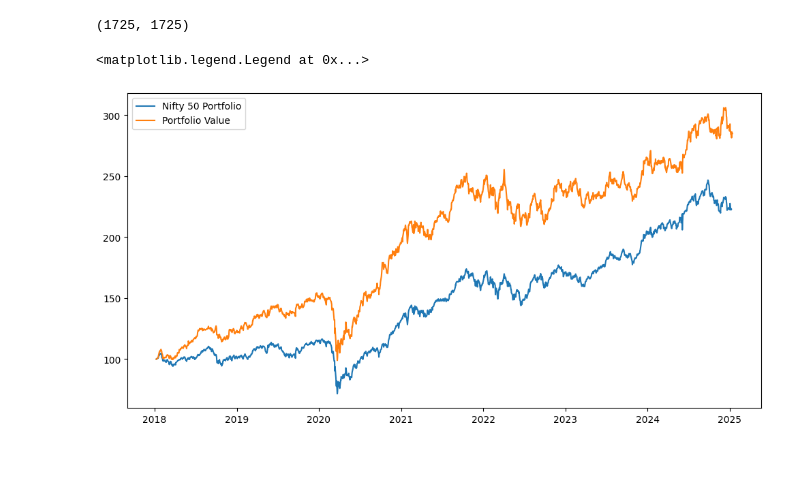
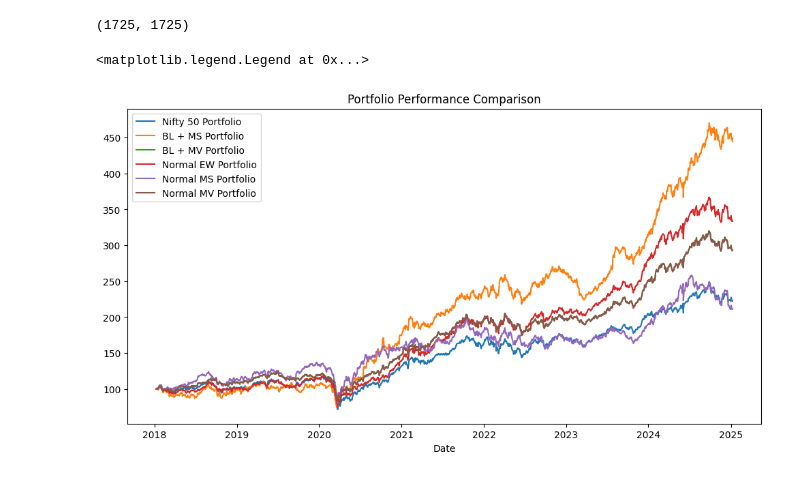
Before and after one commit to IshitBajpai/Portfolio-Optimization-, a Jupyter notebook: BL_LSTM.ipynb, the cells around one changed output. Cells and saved outputs as stored; diff of their text form; code cells hidden in the pictures.

```diff
--- a/BL_LSTM.ipynb
+++ b/BL_LSTM.ipynb
@@ -416,13 +541,19 @@ for i in range(len(nifty50_returns)):
 len(nifty50_portfolio), len(nifty50_dates)
 # %% [output]
 (1725, 1725)
-# %%
-plt.figure(figsize=(12, 6))
-plt.plot(nifty50_dates, nifty50_portfolio, label='Nifty 50 Portfolio')
-plt.plot(dates, portfolio_value, label='Portfolio Value')
-plt.legend()
-# %% [output]
-<matplotlib.legend.Legend at 0x...>
-[figure, removed]
+# %%
+plt.figure(figsize=(12, 6))
+plt.plot(nifty50_dates, nifty50_portfolio, label='Nifty 50 Portfolio')
+plt.plot(dates_BL_MS, portfolio_value_BL_MS, label='BL + MS Portfolio')
+plt.plot(dates_BL_MV, portfolio_value_BL_MV, label='BL + MV Portfolio')
+plt.plot(dates_normal_ew, portfolio_value_normal_ew, label='Normal EW Portfolio')
+plt.plot(dates_normal_ms, portfolio_value_normal_ms, label='Normal MS Portfolio')
+plt.plot(dates_normal_mv, portfolio_value_normal_mv, label='Normal MV Portfolio')
+plt.xlabel('Date')
+plt.title('Portfolio Performance Comparison')
+plt.legend()
+# %% [output]
+<matplotlib.legend.Legend at 0x...>
+[figure, added]
 # %%
 # make a dataframe for metrics
```
Also changed, not shown: parts of 42 cells of this notebook.
